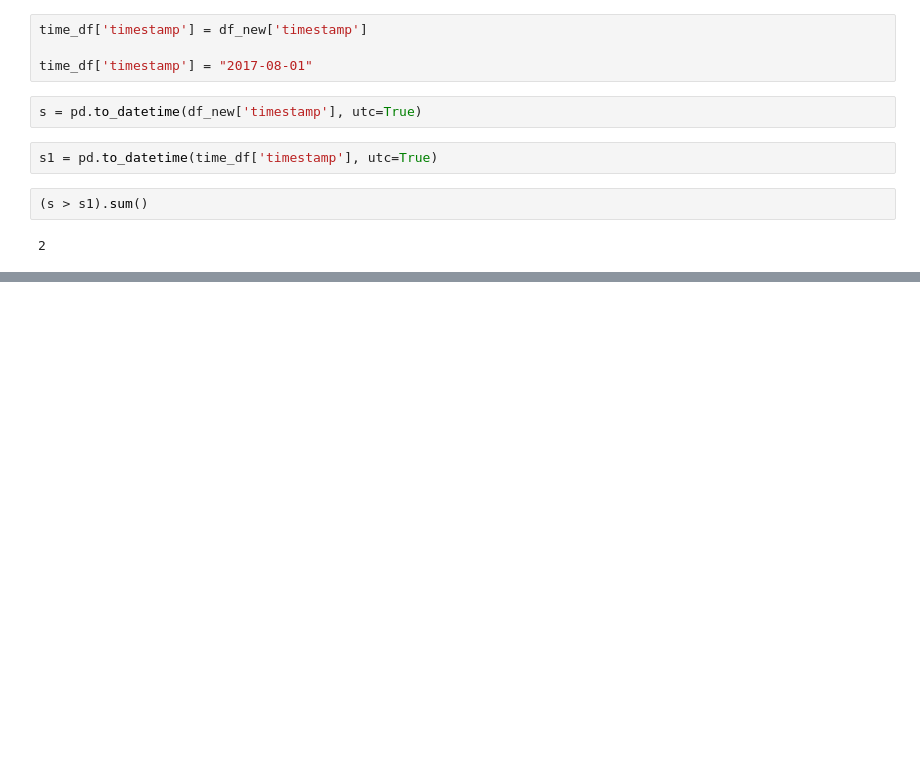
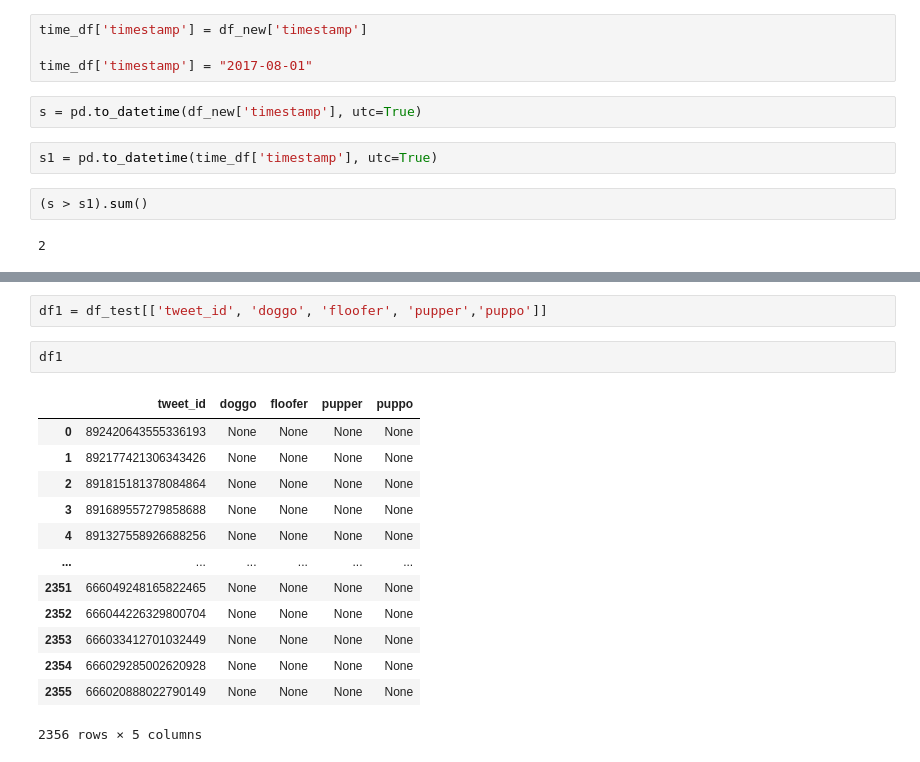
Before and after one commit to yufrances90/Wrangle-and-Analyze-Data, a Jupyter notebook: lab/1.ipynb, the cells around one changed output, grey strips where cells are left out. Cells and saved outputs as stored; diff of their text form; blank space fills up the shorter version.

```diff
--- a/lab/1.ipynb
+++ b/lab/1.ipynb
@@ -230,0 +271,18 @@ s1 = pd.to_datetime(time_df['timestamp'], utc=True)
+# %%
+df1 = df_test[['tweet_id', 'doggo', 'floofer', 'pupper','puppo']]
+# %%
+df1
+# %% [output]
+|  | tweet_id | doggo | floofer | pupper | puppo |
+| 0 | 892420643555336193 | None | None | None | None |
+| 1 | 892177421306343426 | None | None | None | None |
+| 2 | 891815181378084864 | None | None | None | None |
+| 3 | 891689557279858688 | None | None | None | None |
+| 4 | 891327558926688256 | None | None | None | None |
+| ... | ... | ... | ... | ... | ... |
+| 2351 | 666049248165822465 | None | None | None | None |
+| 2352 | 666044226329800704 | None | None | None | None |
+| 2353 | 666033412701032449 | None | None | None | None |
+| 2354 | 666029285002620928 | None | None | None | None |
+| 2355 | 666020888022790149 | None | None | None | None |
+2356 rows × 5 columns
```
Also changed, not shown: parts of 6 cells of this notebook, 2 other files.
